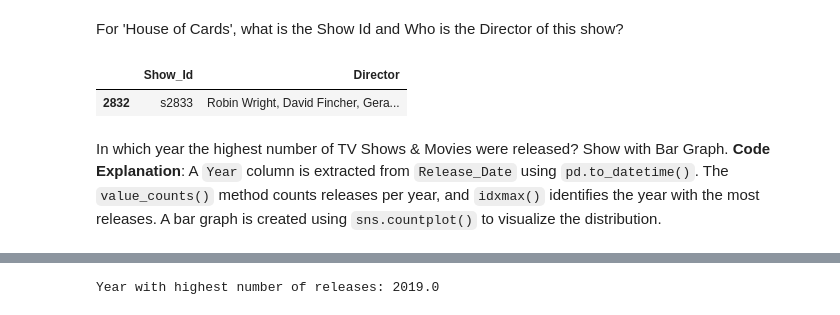
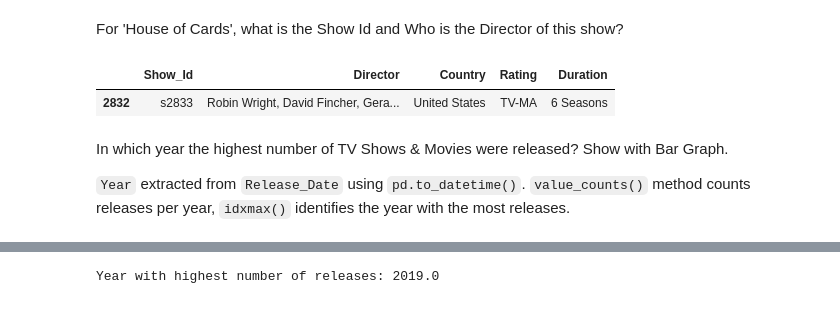
Before and after one commit to SachinGunjal001/Netflix-Python-Analysis, a Jupyter notebook: netflix-DataAnalysis_Python.ipynb, the cells around one changed output, grey strips where cells are left out. Cells and saved outputs as stored; diff of their text form; code cells hidden in the pictures.

```diff
--- a/netflix-DataAnalysis_Python.ipynb
+++ b/netflix-DataAnalysis_Python.ipynb
@@ -112,14 +101,17 @@ Categorical:  ['Show_Id', 'Category', 'Title', 'Director', 'Cast', 'Country', 'R
  Numerical:  []
 # %% [markdown]
 For 'House of Cards', what is the Show Id and Who is the Director of this show?
-# %%
-house_of_cards = df[df['Title'] == 'House of Cards'][['Show_Id', 'Director']]
-house_of_cards
-# %% [output]
-|  | Show_Id | Director |
-| 2832 | s2833 | Robin Wright, David Fincher, Gera... |
+# %%
+HoC = df[df['Title']=='House of Cards'][['Show_Id', 'Director', 'Country','Rating', 'Duration']]
+HoC
+# %% [output]
+|  | Show_Id | Director | Country | Rating | Duration |
+| 2832 | s2833 | Robin Wright, David Fincher, Gera... | United States | TV-MA | 6 Seasons |
 # %% [markdown]
 In which year the highest number of TV Shows & Movies were released? Show with Bar Graph.
-**Code Explanation**: A `Year` column is extracted from `Release_Date` using `pd.to_datetime()`. The `value_counts()` method counts releases per year, and `idxmax()` identifies the year with the most releases. A bar graph is created using `sns.countplot()` to visualize the distribution.
+
+`Year` extracted from `Release_Date` using `pd.to_datetime()`.
+`value_counts()` method counts releases per year,
+`idxmax()` identifies the year with the most releases.
 # %%
 df['Year'] = pd.to_datetime(df['Release_Date'], errors='coerce').dt.year
```
Also changed, not shown: parts of 9 cells of this notebook.
